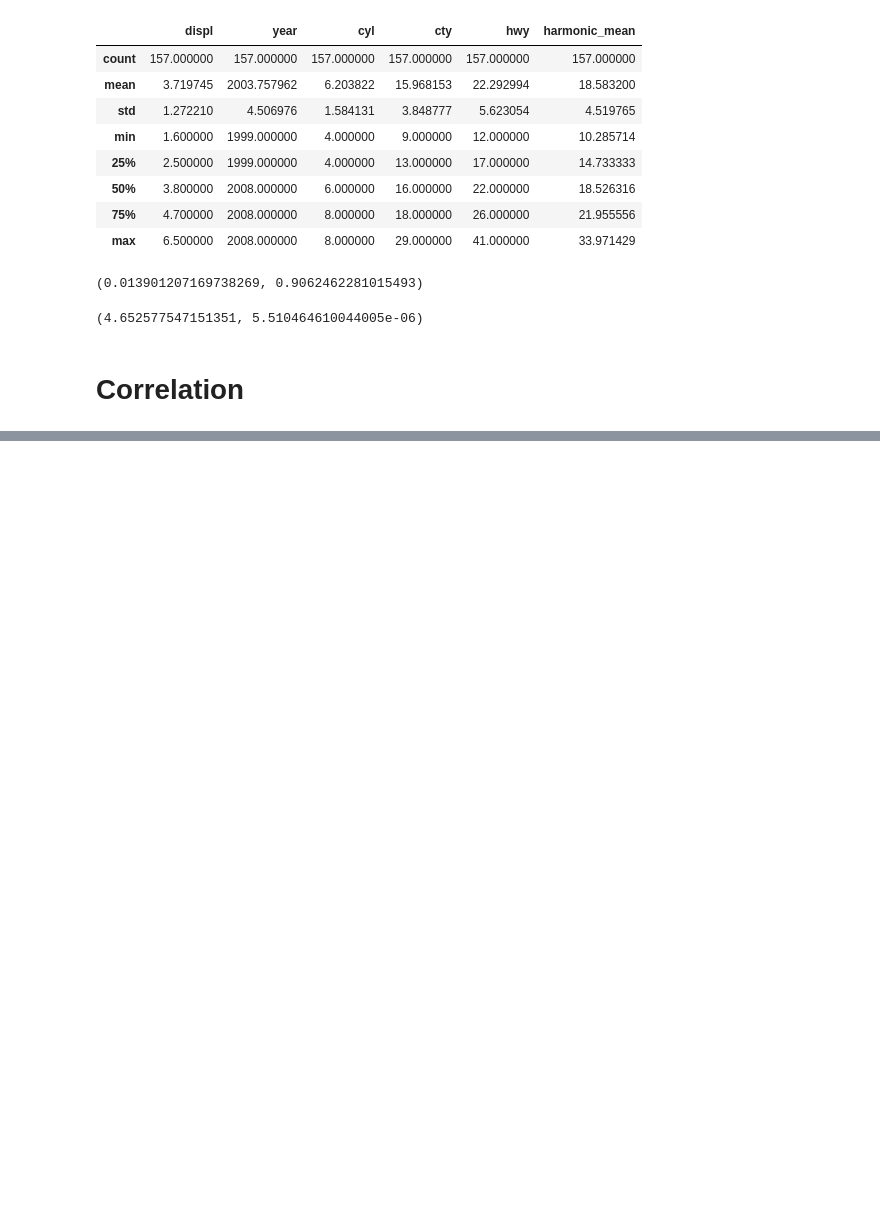
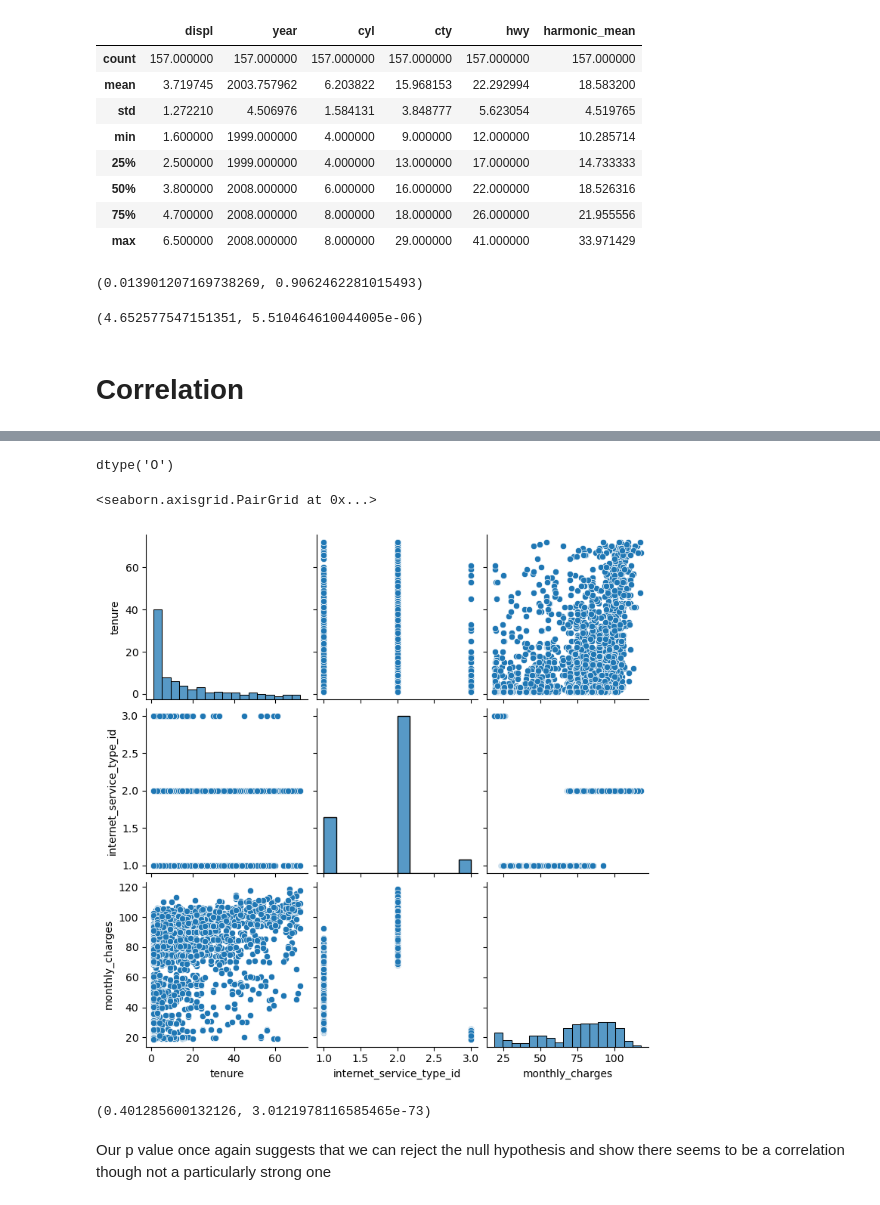
Before and after one commit to Alfred-W-S-Pirovits-Jr/statistics-exercises, a Jupyter notebook: hypothesis_testing.ipynb, the cells around one changed output, grey strips where cells are left out. Cells and saved outputs as stored; diff of their text form; code cells hidden in the pictures; blank space fills up the shorter version.

Commit message:
Continue work on hypothesis testing

```diff
--- a/hypothesis_testing.ipynb
+++ b/hypothesis_testing.ipynb
@@ -267,0 +286,10 @@ t, p
+# %%
+query = '''
+SELECT customer_id, tenure, customers.phone_service, customers.internet_service_type_id, monthly_charges, total_charges, churn, churn_month
+FROM customers
+JOIN customer_subscriptions USING (customer_id)
+JOIN customer_churn USING (customer_id);
+'''
+
+telco = pd.read_sql(query, get_db_url('telco_churn'))
+telco
@@ -267,0 +310,9 @@ t, p
+# %%
+telco.total_charges.dtype
+# %% [output]
+dtype('O')
+# %%
+sns.pairplot(telco)
+# %% [output]
+<seaborn.axisgrid.PairGrid at 0x...>
+[figure, added]
@@ -267,0 +323,10 @@ t, p
+# %%
+#Null hyp: There is no correlation between monthly charges and tenure
+#Alt hyp: There is
+#α < 0.05
+corr, p = stats.pearsonr(telco.monthly_charges, telco.tenure)
+corr, p
+# %% [output]
+(0.401285600132126, 3.0121978116585465e-73)
+# %% [markdown]
+Our p value once again suggests that we can reject the null hypothesis and show there seems to be a correlation though not a particularly strong one
```
Also changed, not shown: parts of 26 cells of this notebook.
